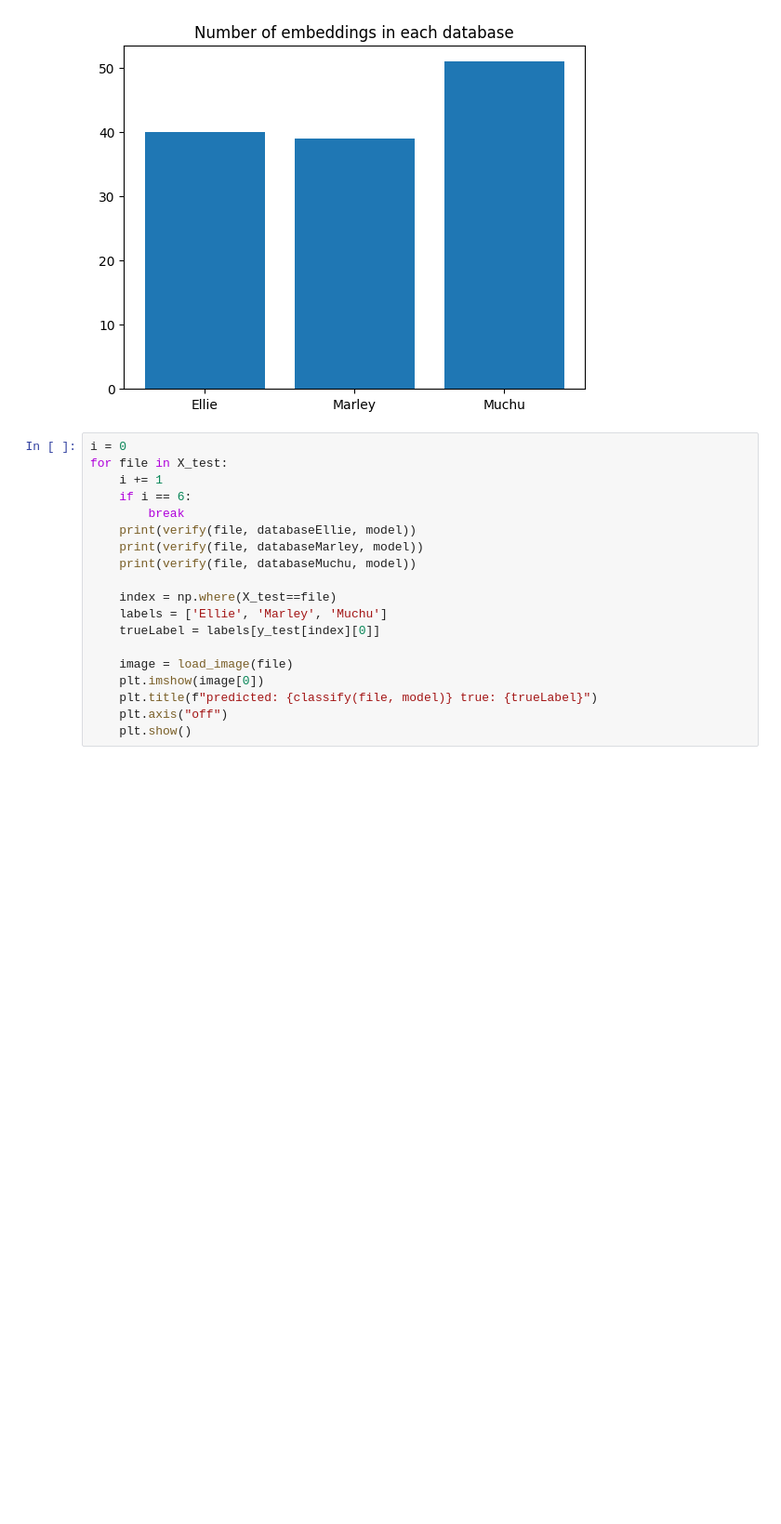
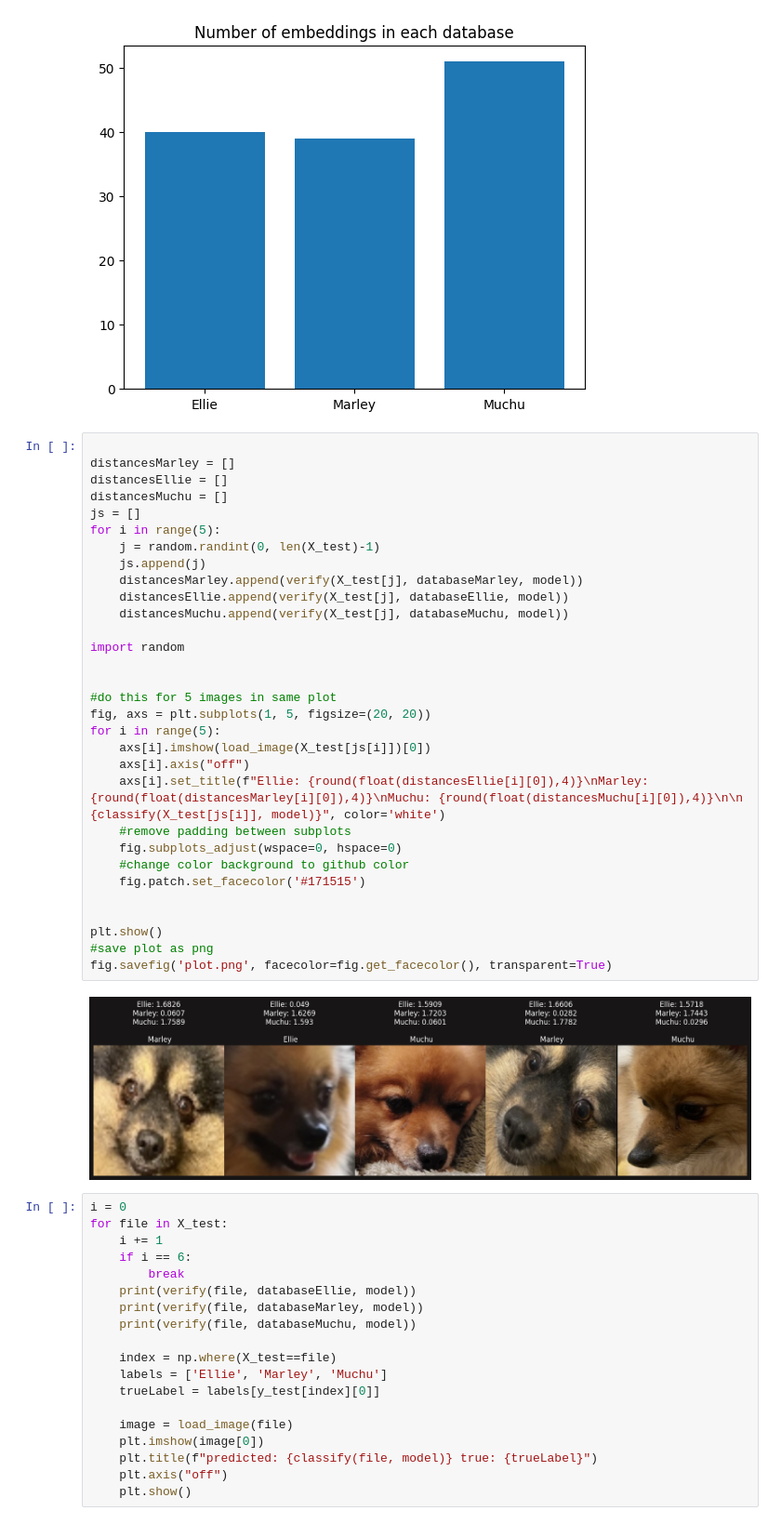
Before and after one commit to BenjaminVierstraete2/Facial_Recognition_dogdoor, a Jupyter notebook: FaceRecognition/train_face_recognition.ipynb, the cells around one changed output. Shown at 93% size. Drawn from its saved outputs; the diff is of its cells as text; blank space fills up the shorter version.

```diff
--- a/FaceRecognition/train_face_recognition.ipynb
+++ b/FaceRecognition/train_face_recognition.ipynb
@@ -593,6 +597,39 @@ embeddings in database for Marley: 39
 embeddings in database for Muchu: 51
 Text(0.5, 1.0, 'Number of embeddings in each database')
 [figure]
+# %%
+
+distancesMarley = []
+distancesEllie = []
+distancesMuchu = []
+js = []
+for i in range(5):
+    j = random.randint(0, len(X_test)-1)
+    js.append(j)
+    distancesMarley.append(verify(X_test[j], databaseMarley, model))
+    distancesEllie.append(verify(X_test[j], databaseEllie, model))
+    distancesMuchu.append(verify(X_test[j], databaseMuchu, model))
+
+import random
+
+
+#do this for 5 images in same plot
+fig, axs = plt.subplots(1, 5, figsize=(20, 20))
+for i in range(5):
+    axs[i].imshow(load_image(X_test[js[i]])[0])
+    axs[i].axis("off")
+    axs[i].set_title(f"Ellie: {round(float(distancesEllie[i][0]),4)}\nMarley: {round(float(distancesMarley[i][0]),4)}\nMuchu: {round(float(distancesMuchu[i][0]),4)}\n\n {classify(X_test[js[i]], model)}", color='white')
+    #remove padding between subplots
+    fig.subplots_adjust(wspace=0, hspace=0)
+    #change color background to github color
+    fig.patch.set_facecolor('#171515')
+
+
+plt.show()
+#save plot as png
+fig.savefig('plot.png', facecolor=fig.get_facecolor(), transparent=True)
+# %% [output]
+[figure, added]
 # %%
 i = 0
 for file in X_test:
```
Also changed, not shown: parts of 3 cells of this notebook.
